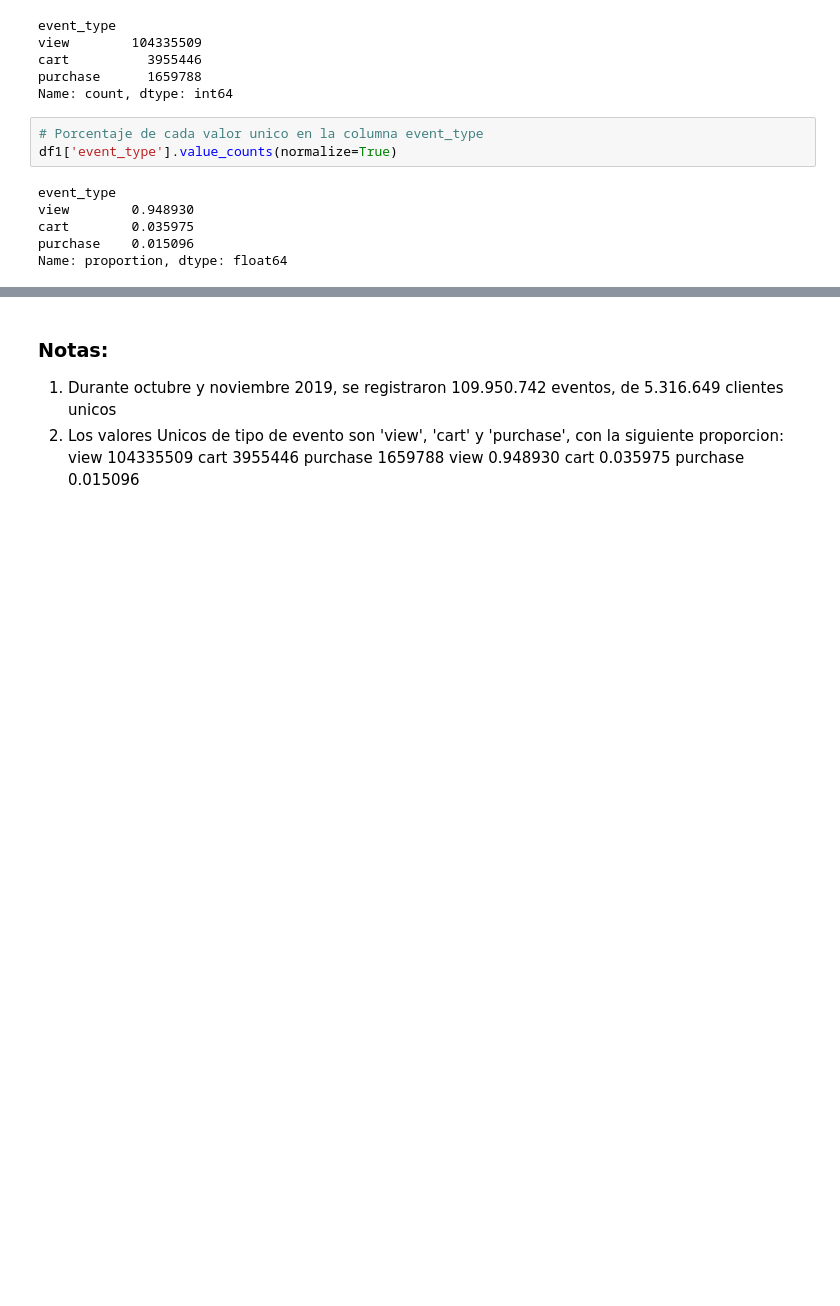
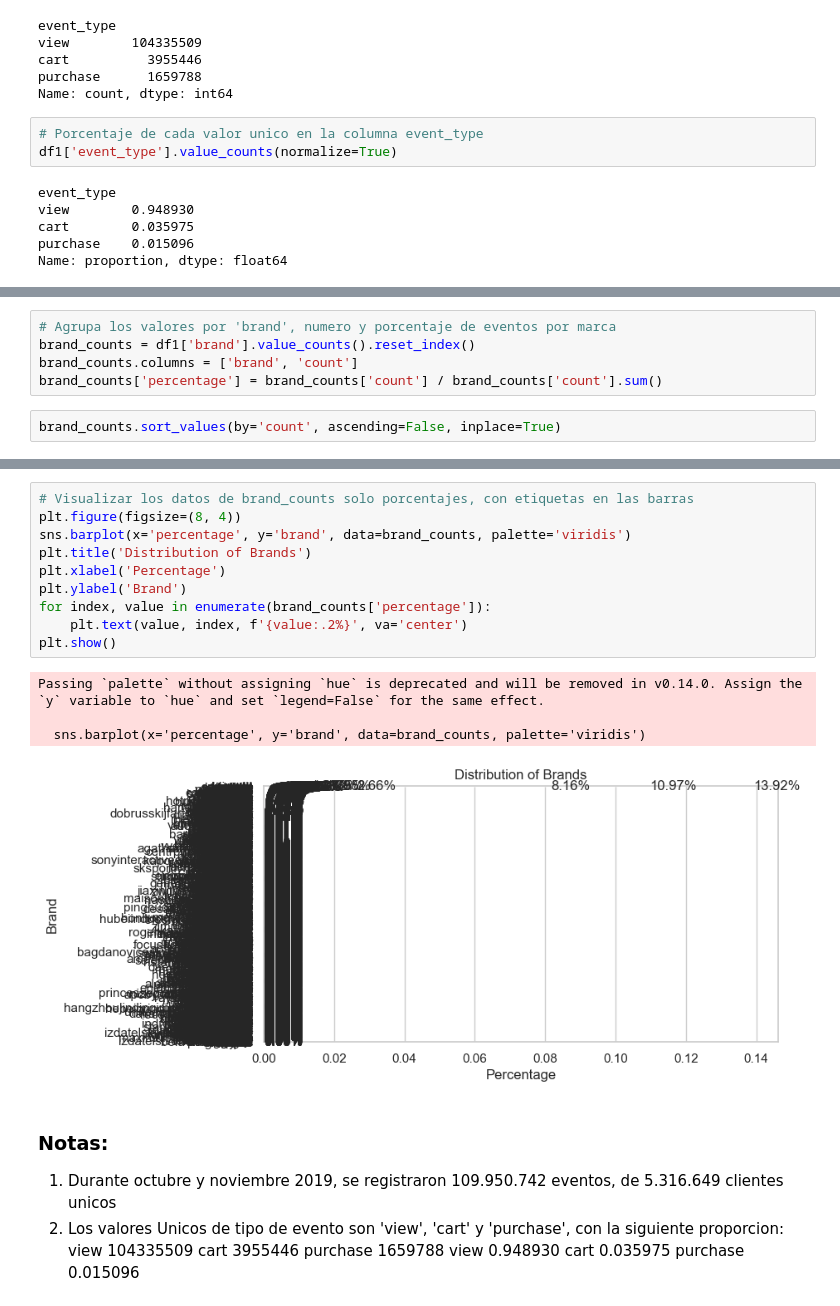
Before and after one commit to Jluisfeltrer/ecmn_cloud, a Jupyter notebook: cuadernos/C1.ipynb, the cells around one changed output, grey strips where cells are left out. Drawn from its saved outputs; the diff is of its cells as text; blank space fills up the shorter version.

```diff
--- a/cuadernos/C1.ipynb
+++ b/cuadernos/C1.ipynb
@@ -88,0 +106,7 @@ Name: proportion, dtype: float64
+# %%
+# Agrupa los valores por 'brand', numero y porcentaje de eventos por marca
+brand_counts = df1['brand'].value_counts().reset_index()
+brand_counts.columns = ['brand', 'count']
+brand_counts['percentage'] = brand_counts['count'] / brand_counts['count'].sum()
+# %%
+brand_counts.sort_values(by='count', ascending=False, inplace=True)
@@ -89,3 +135,18 @@ Name: proportion, dtype: float64
+# %%
+# Visualizar los datos de brand_counts solo porcentajes, con etiquetas en las barras
+plt.figure(figsize=(8, 4))
+sns.barplot(x='percentage', y='brand', data=brand_counts, palette='viridis')
+plt.title('Distribution of Brands')
+plt.xlabel('Percentage')
+plt.ylabel('Brand')
+for index, value in enumerate(brand_counts['percentage']):
+    plt.text(value, index, f'{value:.2%}', va='center')
+plt.show()
+# %% [output]
+Passing `palette` without assigning `hue` is deprecated and will be removed in v0.14.0. Assign the `y` variable to `hue` and set `legend=False` for the same effect.
+
+  sns.barplot(x='percentage', y='brand', data=brand_counts, palette='viridis')
+[figure, added]
 # %% [markdown]
 ### Notas:
 1.  Durante octubre y noviembre 2019, se registraron 109.950.742 eventos, de 5.316.649 clientes unicos
```
Also changed, not shown: parts of 4 cells of this notebook.
